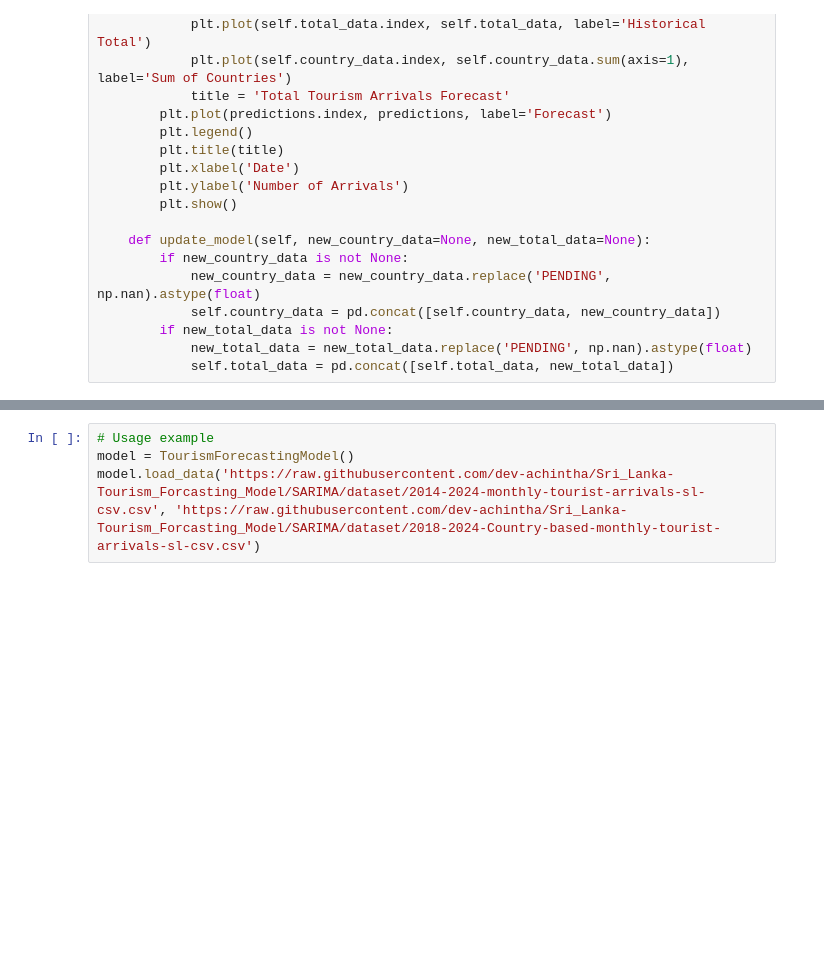
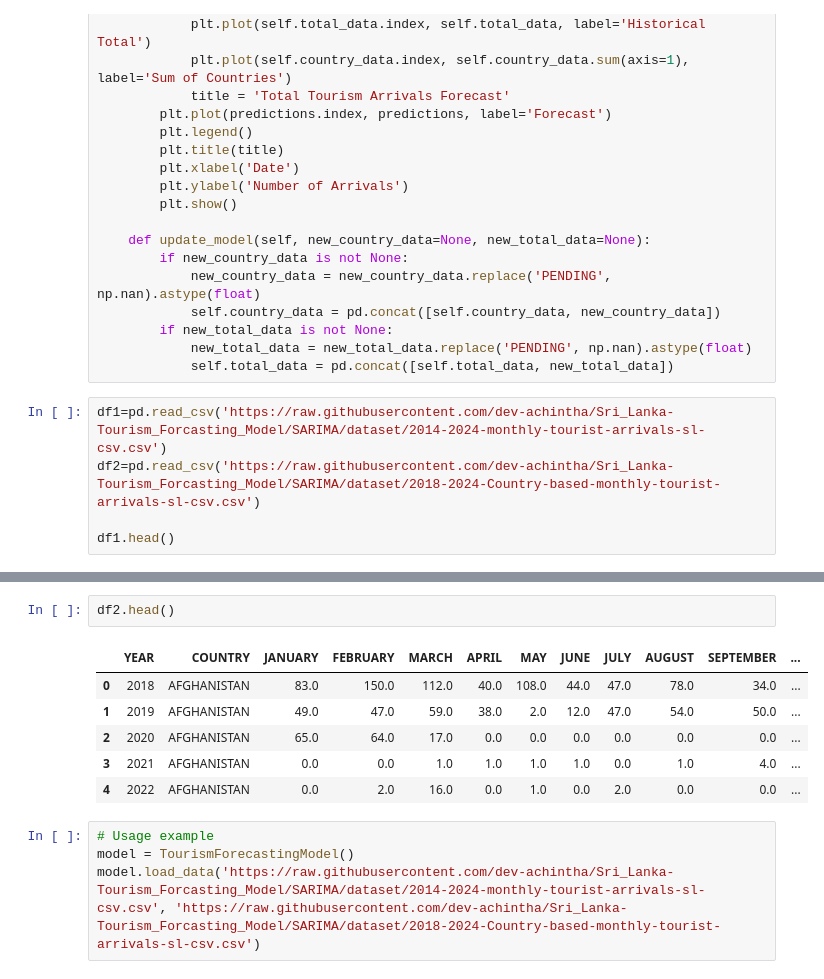
Before and after one commit to dev-achintha/Sri_Lanka-Tourism_Forcasting_Model, a Jupyter notebook: notebooks/Sri_Lankan_TourismForecastModel_Prophet.ipynb, the cells around one changed output, grey strips where cells are left out. Cells and saved outputs as stored; diff of their text form; blank space fills up the shorter version.

```diff
--- a/notebooks/Sri_Lankan_TourismForecastModel_Prophet.ipynb
+++ b/notebooks/Sri_Lankan_TourismForecastModel_Prophet.ipynb
@@ -84,3 +86,8 @@ class TourismForecastingModel:
         if new_total_data is not None:
             new_total_data = new_total_data.replace('PENDING', np.nan).astype(float)
             self.total_data = pd.concat([self.total_data, new_total_data])
+# %%
+df1=pd.read_csv('https://raw.githubusercontent.com/dev-achintha/Sri_Lanka-Tourism_Forcasting_Model/SARIMA/dataset/2014-2024-monthly-tourist-arrivals-sl-csv.csv')
+df2=pd.read_csv('https://raw.githubusercontent.com/dev-achintha/Sri_Lanka-Tourism_Forcasting_Model/SARIMA/dataset/2018-2024-Country-based-monthly-tourist-arrivals-sl-csv.csv')
+
+df1.head()
@@ -87,3 +101,12 @@ class TourismForecastingModel:
+# %%
+df2.head()
+# %% [output]
+|  | YEAR | COUNTRY | JANUARY | FEBRUARY | MARCH | APRIL | MAY | JUNE | JULY | AUGUST | SEPTEMBER | ... |
+| 0 | 2018 | AFGHANISTAN | 83.0 | 150.0 | 112.0 | 40.0 | 108.0 | 44.0 | 47.0 | 78.0 | 34.0 | ... |
+| 1 | 2019 | AFGHANISTAN | 49.0 | 47.0 | 59.0 | 38.0 | 2.0 | 12.0 | 47.0 | 54.0 | 50.0 | ... |
+| 2 | 2020 | AFGHANISTAN | 65.0 | 64.0 | 17.0 | 0.0 | 0.0 | 0.0 | 0.0 | 0.0 | 0.0 | ... |
+| 3 | 2021 | AFGHANISTAN | 0.0 | 0.0 | 1.0 | 1.0 | 1.0 | 1.0 | 0.0 | 1.0 | 4.0 | ... |
+| 4 | 2022 | AFGHANISTAN | 0.0 | 2.0 | 16.0 | 0.0 | 1.0 | 0.0 | 2.0 | 0.0 | 0.0 | ... |
 # %%
 # Usage example
 model = TourismForecastingModel()
```
Also changed, not shown: parts of 3 cells of this notebook.
